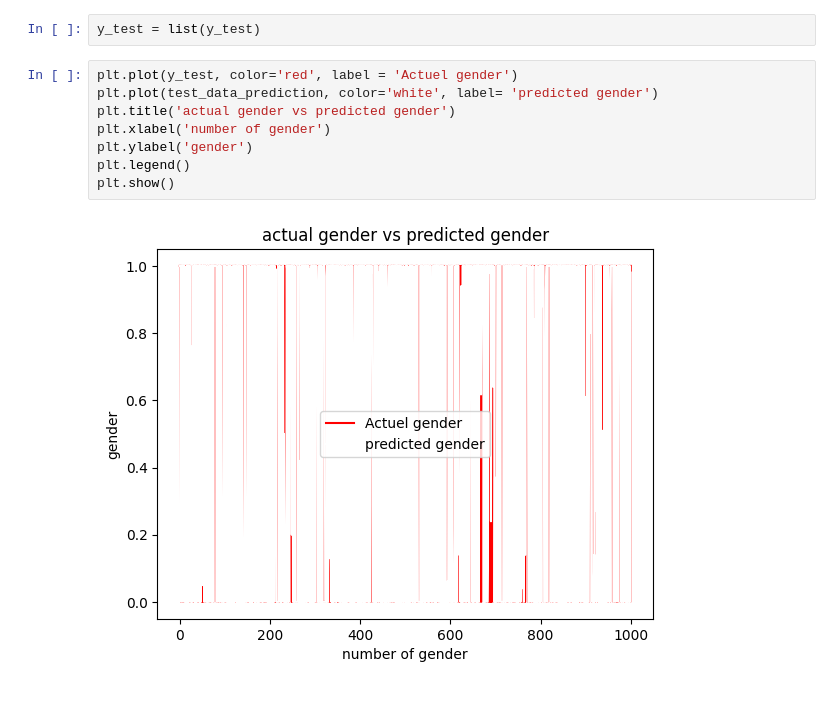
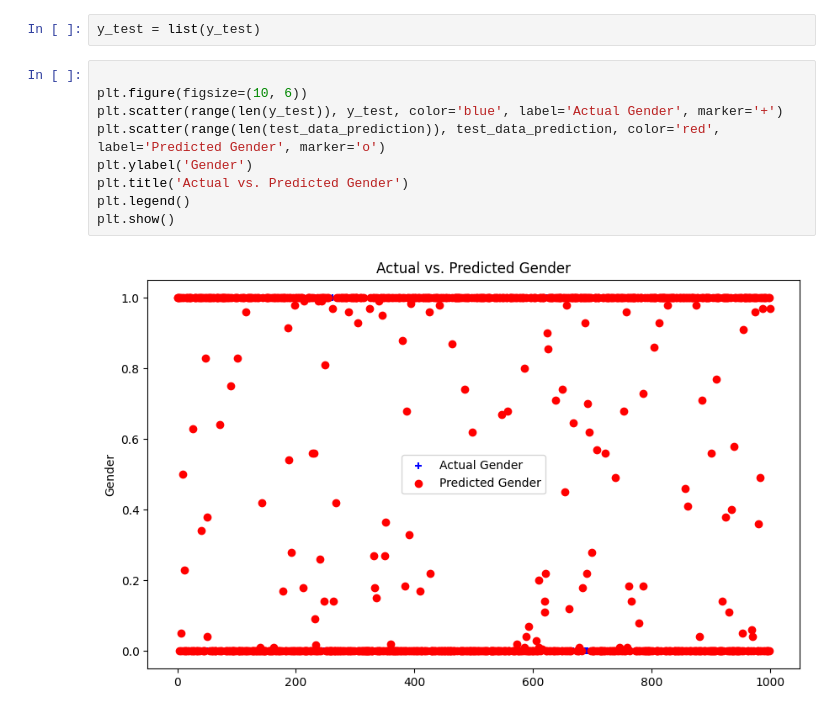
Before and after one commit to shameeralimt/POWERBI-PROJECT-2, a Jupyter notebook: Welcome_To_Colab.ipynb, the cells around one changed output. Drawn from its saved outputs; the diff is of its cells as text.

```diff
--- a/Welcome_To_Colab.ipynb
+++ b/Welcome_To_Colab.ipynb
@@ -147,12 +147,13 @@ R squared error : 0.9026790402925761
 # %%
 y_test = list(y_test)
-# %%
-plt.plot(y_test, color='red', label = 'Actuel gender')
-plt.plot(test_data_prediction, color='white', label= 'predicted gender')
-plt.title('actual gender vs predicted gender')
-plt.xlabel('number of gender')
-plt.ylabel('gender')
-plt.legend()
-plt.show()
-# %% [output]
-[figure, removed]
+# %%
+
+plt.figure(figsize=(10, 6))
+plt.scatter(range(len(y_test)), y_test, color='blue', label='Actual Gender', marker='+')
+plt.scatter(range(len(test_data_prediction)), test_data_prediction, color='red', label='Predicted Gender', marker='o')
+plt.ylabel('Gender')
+plt.title('Actual vs. Predicted Gender')
+plt.legend()
+plt.show()
+# %% [output]
+[figure, added]
```
Also changed, not shown: parts of 2 cells of this notebook.
